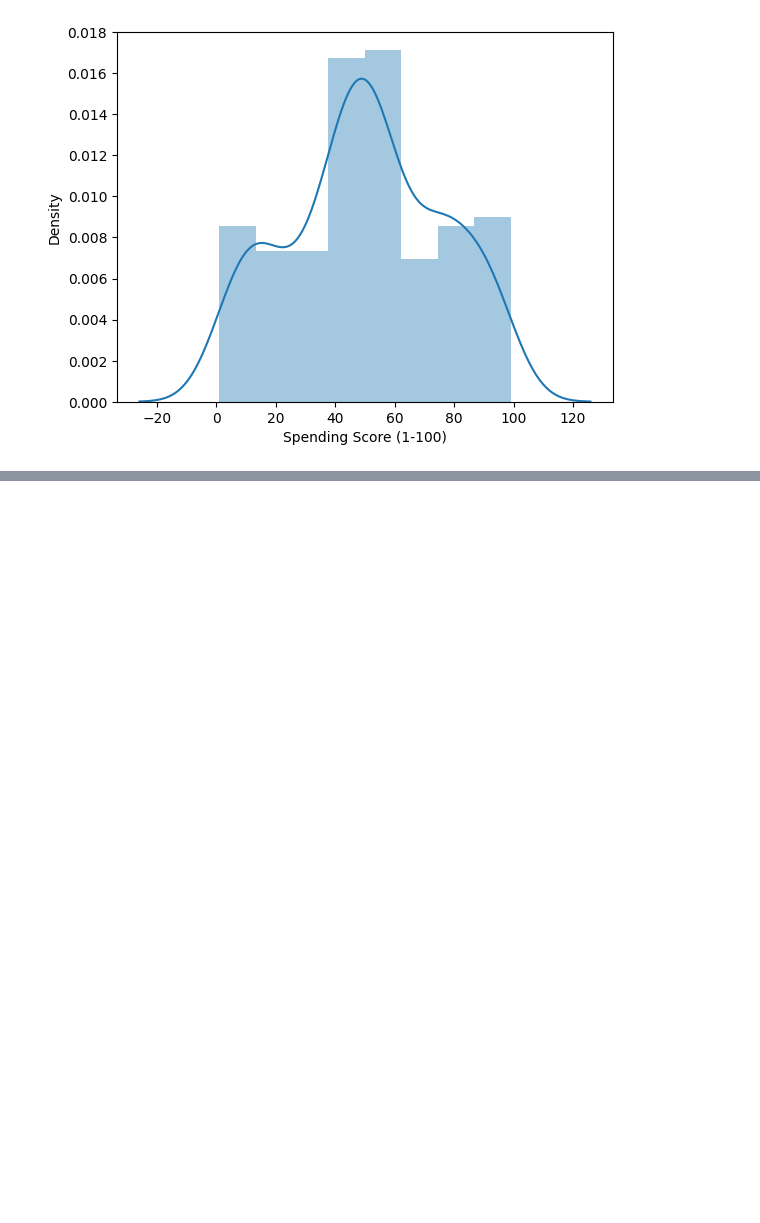
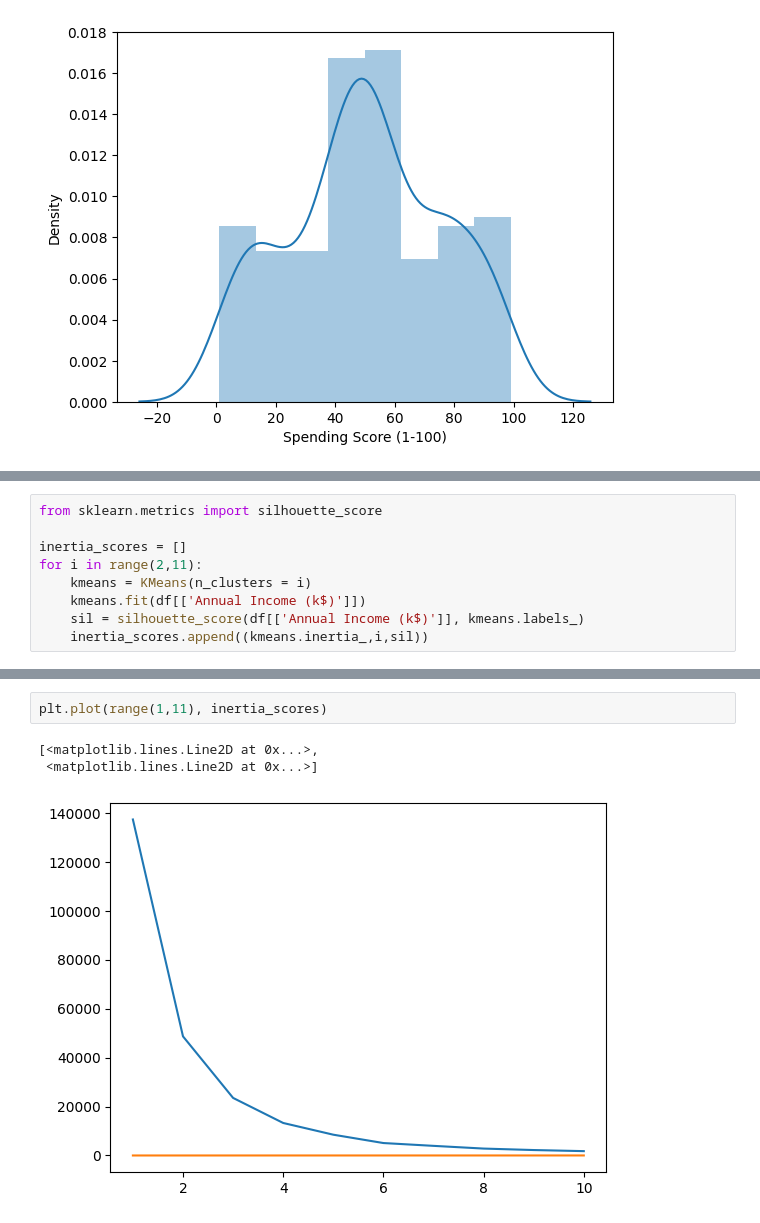
Before and after one commit to wannasleepforlong/Customer-Analysis-by-Segmentation-Clustering, a Jupyter notebook: main.ipynb, the cells around one changed output, grey strips where cells are left out. Cells and saved outputs as stored; diff of their text form; blank space fills up the shorter version.

```diff
--- a/main.ipynb
+++ b/main.ipynb
@@ -79,0 +126,9 @@ https://gist.github.com/mwaskom/de44147ed2974457ad6372750bbe5751
+# %%
+from sklearn.metrics import silhouette_score
+
+inertia_scores = []
+for i in range(2,11):
+    kmeans = KMeans(n_clusters = i)
+    kmeans.fit(df[['Annual Income (k$)']])
+    sil = silhouette_score(df[['Annual Income (k$)']], kmeans.labels_)
+    inertia_scores.append((kmeans.inertia_,i,sil))
@@ -79,0 +147,6 @@ https://gist.github.com/mwaskom/de44147ed2974457ad6372750bbe5751
+# %%
+plt.plot(range(1,11), inertia_scores)
+# %% [output]
+[<matplotlib.lines.Line2D at 0x...>,
+ <matplotlib.lines.Line2D at 0x...>]
+[figure, added]
```
Also changed, not shown: parts of 18 cells of this notebook.
